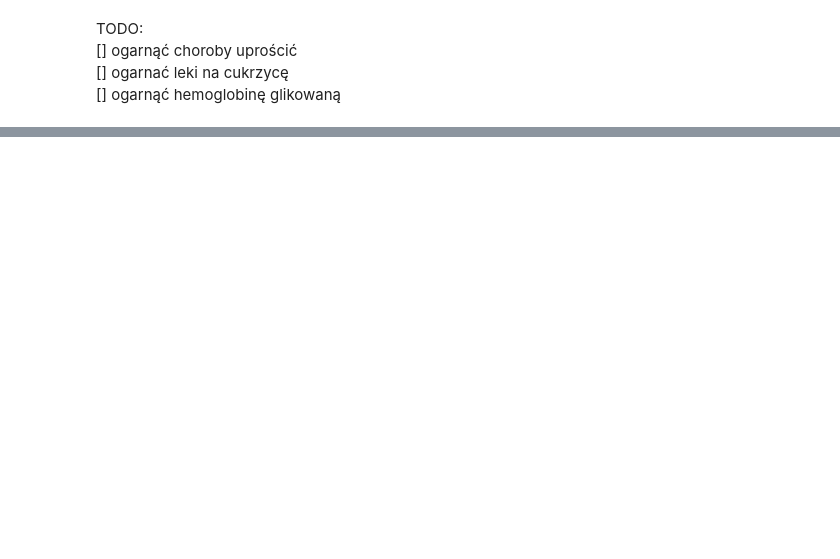
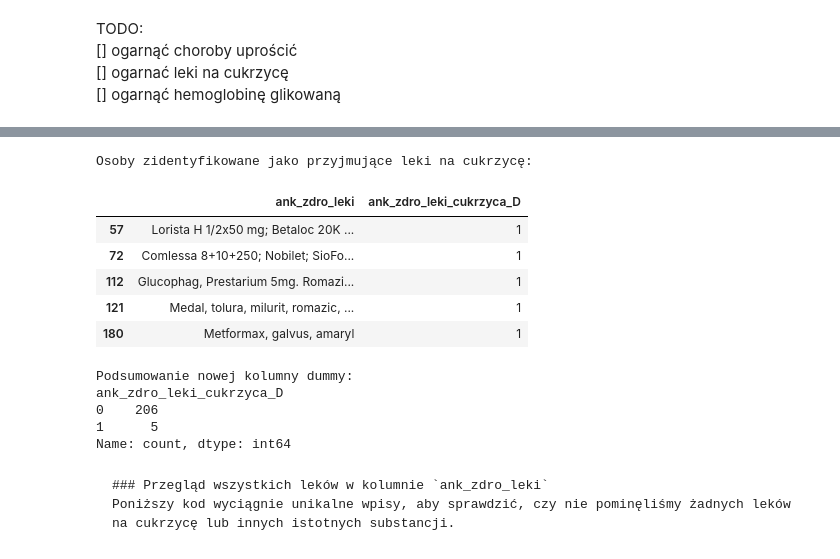
Before and after one commit to MichalPietruszevski/phd, a Jupyter notebook: wykluczenia.ipynb, the cells around one changed output, grey strips where cells are left out. Drawn from its saved outputs; the diff is of its cells as text; code cells hidden in the pictures; blank space fills up the shorter version.

````diff
--- a/wykluczenia.ipynb
+++ b/wykluczenia.ipynb
@@ -124,0 +201,41 @@ TODO:
+# %%
+import re
+
+# Zaktualizowana lista słów kluczowych o Galvus i fragmenty łapiące literówki
+diabetes_keywords = ['metform', 'glucophag', 'siofor', 'siofou', 'insulina', 'jardiance', 'forxiga', 'victoza', 'ozempic', 'rybelsus', 'amaryl', 'diaprel', 'gliclada', 'galvus']
+
+def check_diabetes_meds(val):
+    if pd.isna(val):
+        return 0
+    s = str(val).lower()
+    if any(keyword in s for keyword in diabetes_keywords):
+        return 1
+    return 0
+
+# Tworzenie/Aktualizacja kolumny
+df['ank_zdro_leki_cukrzyca_D'] = df['ank_zdro_leki'].apply(check_diabetes_meds)
+
+# Wyświetlenie osób po aktualizacji
+print("Osoby zidentyfikowane jako przyjmujące leki na cukrzycę:")
+display(df[df['ank_zdro_leki_cukrzyca_D'] == 1][['ank_zdro_leki', 'ank_zdro_leki_cukrzyca_D']])
+
+print("\nPodsumowanie nowej kolumny dummy:")
+print(df['ank_zdro_leki_cukrzyca_D'].value_counts())
+# %% [output]
+Osoby zidentyfikowane jako przyjmujące leki na cukrzycę:
+|  | ank_zdro_leki | ank_zdro_leki_cukrzyca_D |
+| 57 | Lorista H 1/2x50 mg; Betaloc 20K ... | 1 |
+| 72 | Comlessa 8+10+250; Nobilet; SioFo... | 1 |
+| 112 | Glucophag, Prestarium 5mg. Romazi... | 1 |
+| 121 | Medal, tolura, milurit, romazic, ... | 1 |
+| 180 | Metformax, galvus, amaryl | 1 |
+Podsumowanie nowej kolumny dummy:
+ank_zdro_leki_cukrzyca_D
+0    206
+1      5
+Name: count, dtype: int64
+# %% [markdown]
+```markdown
+### Przegląd wszystkich leków w kolumnie `ank_zdro_leki`
+Poniższy kod wyciągnie unikalne wpisy, aby sprawdzić, czy nie pominęliśmy żadnych leków na cukrzycę lub innych istotnych substancji.
+```
````
Also changed, not shown: parts of 11 cells of this notebook.
